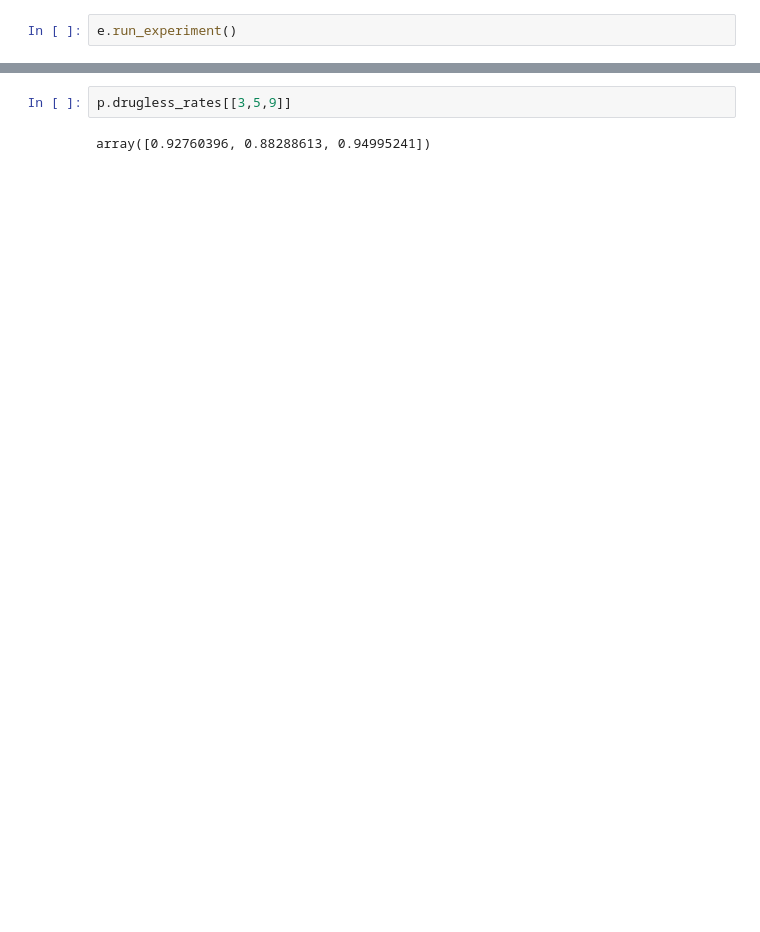
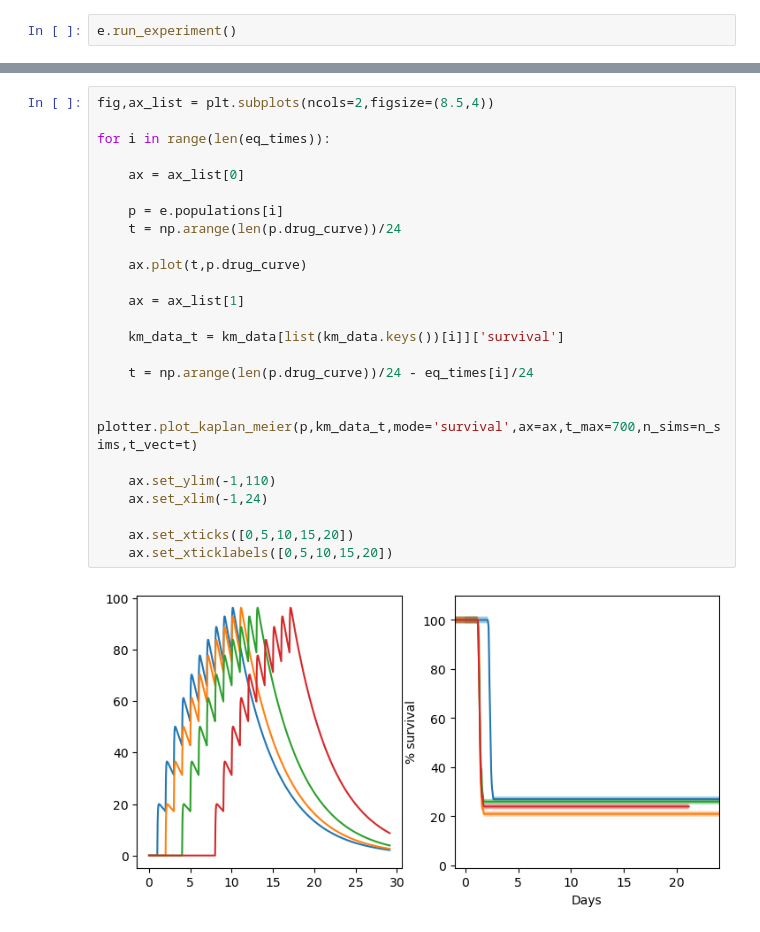
Before and after one commit to eshanking/seascapes_figures, a Jupyter notebook: figure_code/equilibrium_time_analysis.ipynb, the cells around one changed output, grey strips where cells are left out. Cells and saved outputs as stored; diff of their text form; blank space fills up the shorter version.

```diff
--- a/figure_code/equilibrium_time_analysis.ipynb
+++ b/figure_code/equilibrium_time_analysis.ipynb
@@ -146,4 +157,27 @@ for i in range(len(eq_times)):
-# %%
-p.drugless_rates[[3,5,9]]
-# %% [output]
-array([0.92760396, 0.88288613, 0.94995241])
+# %%
+fig,ax_list = plt.subplots(ncols=2,figsize=(8.5,4))
+
+for i in range(len(eq_times)):
+
+    ax = ax_list[0]
+
+    p = e.populations[i]
+    t = np.arange(len(p.drug_curve))/24
+
+    ax.plot(t,p.drug_curve)
+
+    ax = ax_list[1]
+
+    km_data_t = km_data[list(km_data.keys())[i]]['survival']
+
+    t = np.arange(len(p.drug_curve))/24 - eq_times[i]/24
+
+    plotter.plot_kaplan_meier(p,km_data_t,mode='survival',ax=ax,t_max=700,n_sims=n_sims,t_vect=t)
+
+    ax.set_ylim(-1,110)
+    ax.set_xlim(-1,24)
+
+    ax.set_xticks([0,5,10,15,20])
+    ax.set_xticklabels([0,5,10,15,20])
+# %% [output]
+[figure, added]
```
Also changed, not shown: parts of 4 cells of this notebook, 4 other files.
